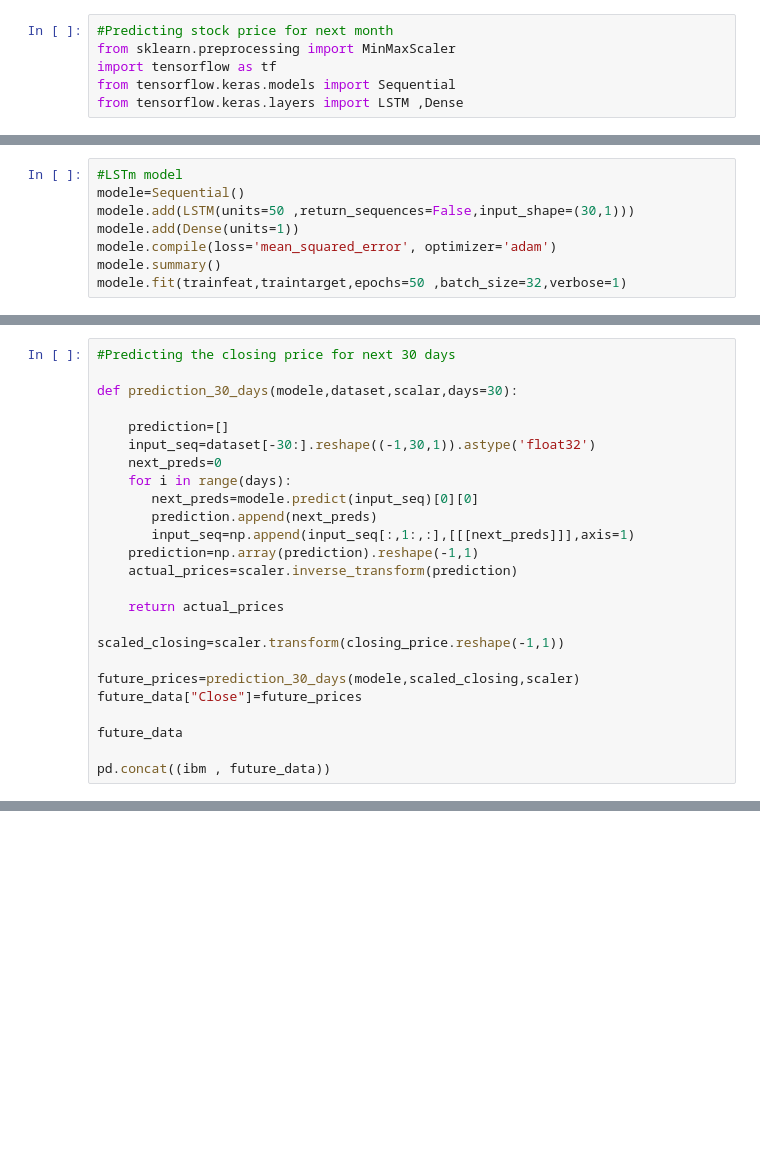
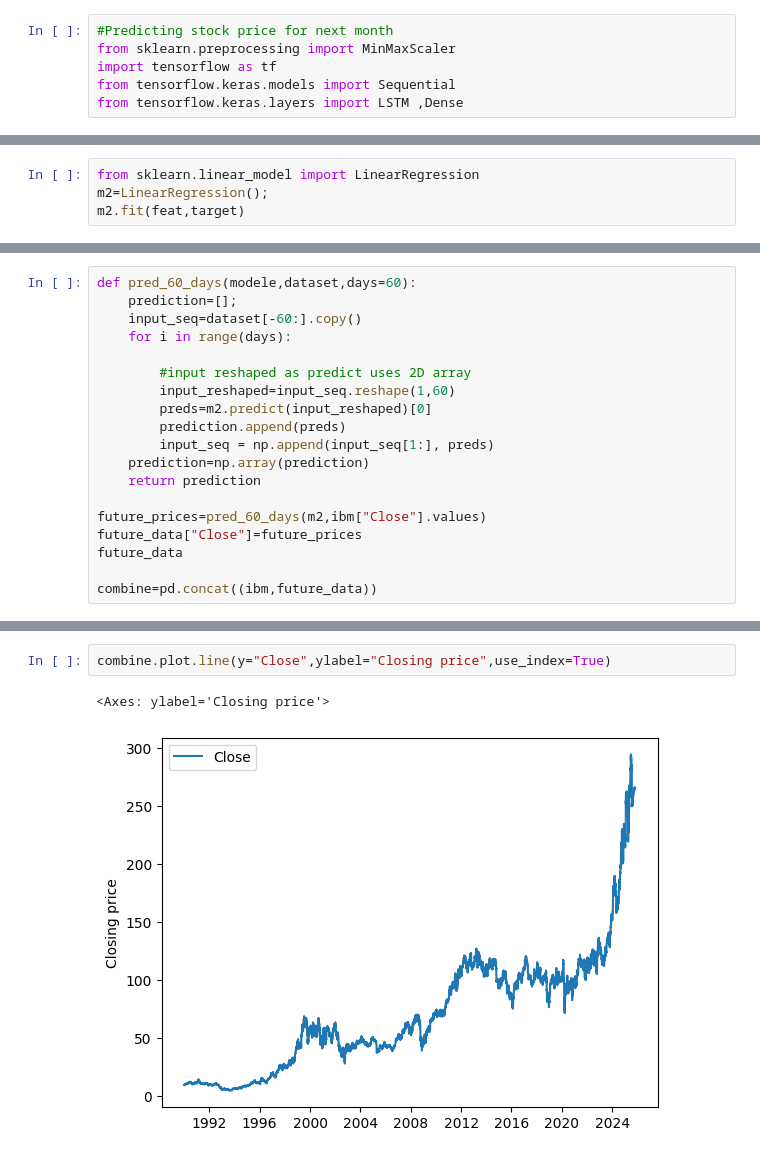
Before and after one commit to shrey-shah299/stock-predictor, a Jupyter notebook: project.ipynb, the cells around one changed output, grey strips where cells are left out. Saved outputs shown, nothing was run; the diff lists cells and outputs as text; blank space fills up the shorter version.

```diff
--- a/project.ipynb
+++ b/project.ipynb
@@ -171,9 +155,5 @@ testfeat = np.reshape(testfeat, (testfeat.shape[0], testfeat.shape[1], 1))
 # %%
-#LSTm model
-modele=Sequential()
-modele.add(LSTM(units=50 ,return_sequences=False,input_shape=(30,1)))
-modele.add(Dense(units=1))
-modele.compile(loss='mean_squared_error', optimizer='adam')
-modele.summary()
-modele.fit(trainfeat,traintarget,epochs=50 ,batch_size=32,verbose=1)
+from sklearn.linear_model import LinearRegression
+m2=LinearRegression();
+m2.fit(feat,target)
 # %% [output]
@@ -209,25 +161,19 @@ Epoch 50/50
 # %%
-#Predicting the closing price for next 30 days
+def pred_60_days(modele,dataset,days=60):
+    prediction=[];
+    input_seq=dataset[-60:].copy()
+    for i in range(days):
 
-def prediction_30_days(modele,dataset,scalar,days=30):
+        #input reshaped as predict uses 2D array
+        input_reshaped=input_seq.reshape(1,60)
+        preds=m2.predict(input_reshaped)[0]
+        prediction.append(preds)
+        input_seq = np.append(input_seq[1:], preds)
+    prediction=np.array(prediction)
+    return prediction
 
-    prediction=[]
-    input_seq=dataset[-30:].reshape((-1,30,1)).astype('float32')
-    next_preds=0
-    for i in range(days):
-       next_preds=modele.predict(input_seq)[0][0]
-       prediction.append(next_preds)
-       input_seq=np.append(input_seq[:,1:,:],[[[next_preds]]],axis=1)
-    prediction=np.array(prediction).reshape(-1,1)
-    actual_prices=scaler.inverse_transform(prediction)
-
-    return actual_prices
-
-scaled_closing=scaler.transform(closing_price.reshape(-1,1))
-
-future_prices=prediction_30_days(modele,scaled_closing,scaler)
+future_prices=pred_60_days(m2,ibm["Close"].values)
 future_data["Close"]=future_prices
-
 future_data
 
-pd.concat((ibm , future_data))
+combine=pd.concat((ibm,future_data))
@@ -267,0 +180,5 @@ pd.concat((ibm , future_data))
+# %%
+combine.plot.line(y="Close",ylabel="Closing price",use_index=True)
+# %% [output]
+<Axes: ylabel='Closing price'>
+[figure, added]
```
Also changed, not shown: parts of 14 cells of this notebook, 1 other file.
